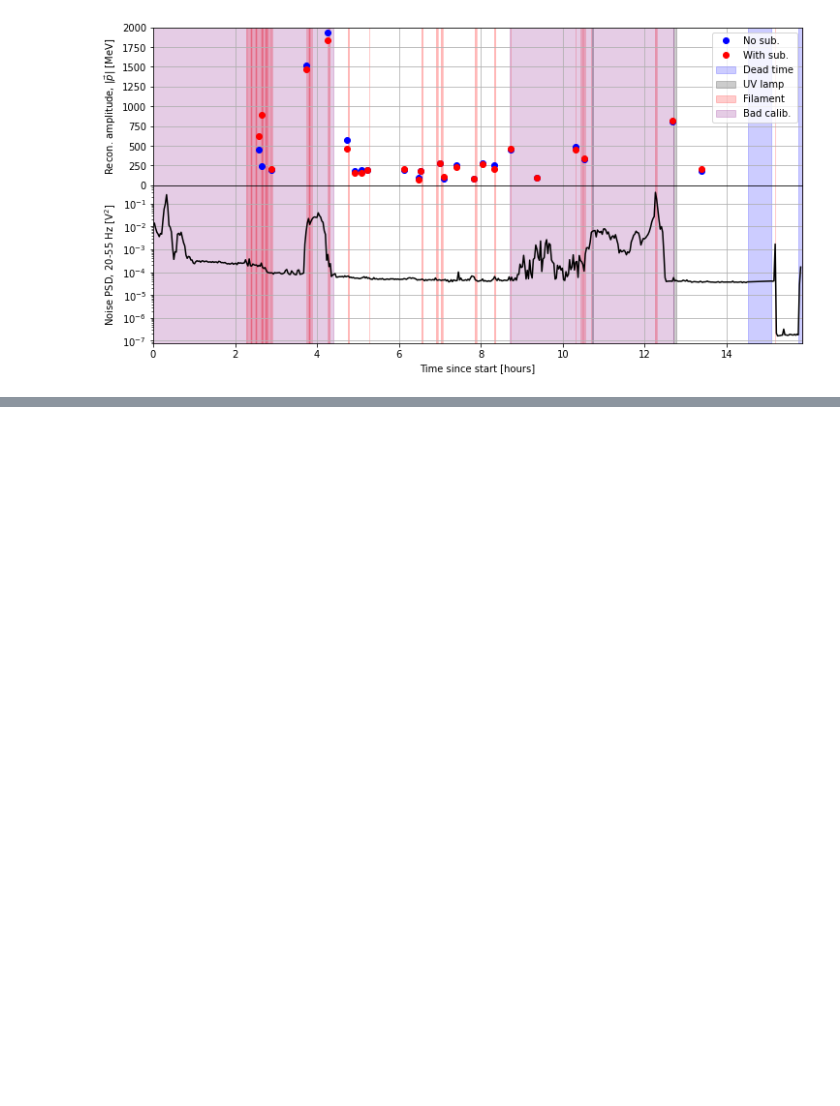
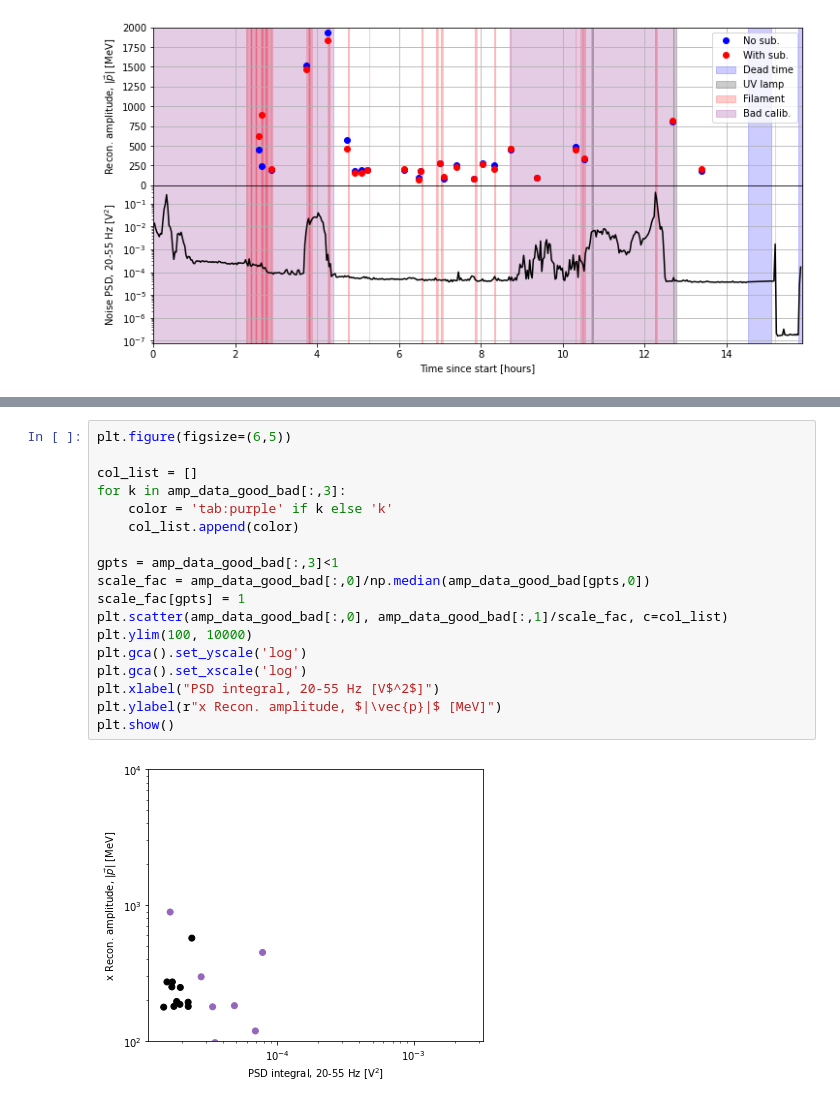
Before and after one commit to Moore-Lab/decay_analysis, a Jupyter notebook: analyze_alpha_data_20231030.ipynb, the cells around one changed output, grey strips where cells are left out. Drawn from its saved outputs; the diff is of its cells as text; blank space fills up the shorter version.

```diff
--- a/analyze_alpha_data_20231030.ipynb
+++ b/analyze_alpha_data_20231030.ipynb
@@ -1691,0 +1803,20 @@ plt.subplots_adjust(hspace=0)
+# %%
+plt.figure(figsize=(6,5))
+
+col_list = []
+for k in amp_data_good_bad[:,3]:
+    color = 'tab:purple' if k else 'k'
+    col_list.append(color)
+
+gpts = amp_data_good_bad[:,3]<1
+scale_fac = amp_data_good_bad[:,0]/np.median(amp_data_good_bad[gpts,0])
+scale_fac[gpts] = 1
+plt.scatter(amp_data_good_bad[:,0], amp_data_good_bad[:,1]/scale_fac, c=col_list)
+plt.ylim(100, 10000)
+plt.gca().set_yscale('log')
+plt.gca().set_xscale('log')
+plt.xlabel("PSD integral, 20-55 Hz [V$^2$]")
+plt.ylabel(r"x Recon. amplitude, $|\vec{p}|$ [MeV]")
+plt.show()
+# %% [output]
+[figure, added]
```
Also changed, not shown: parts of 6 cells of this notebook, 2 other files.
